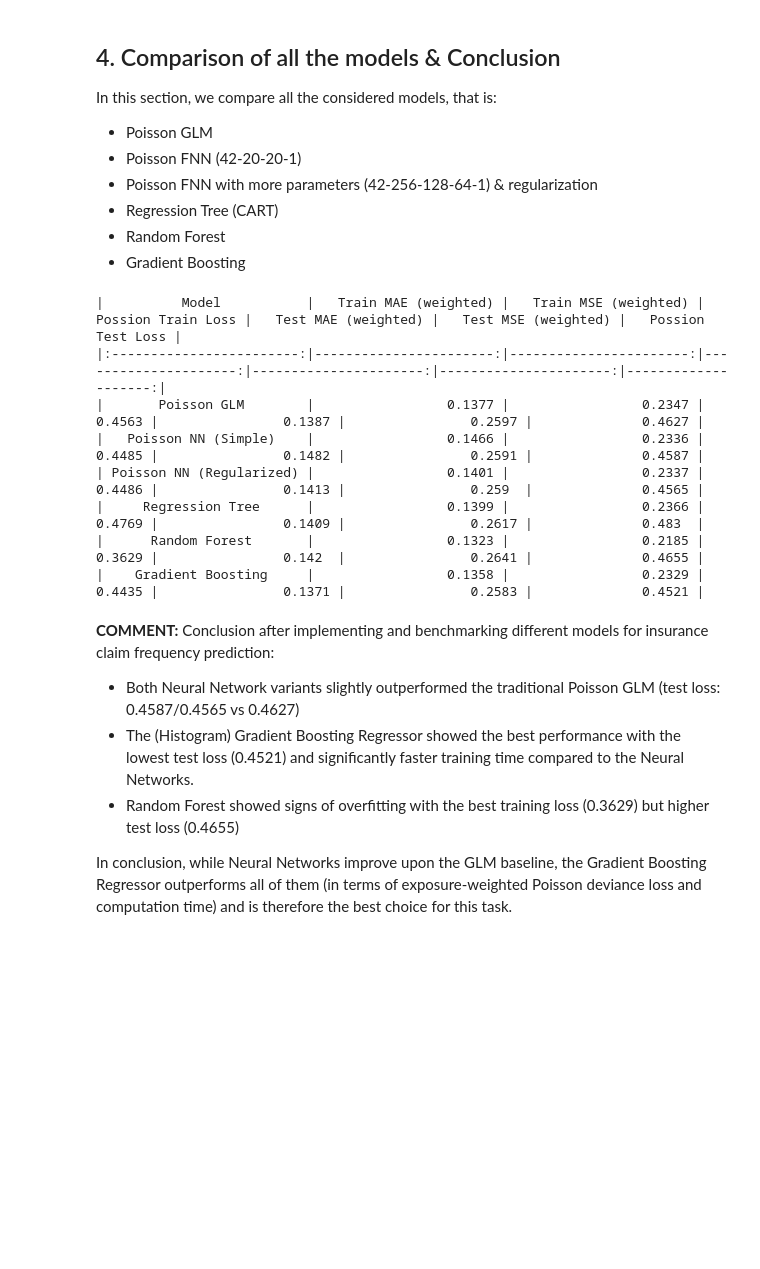
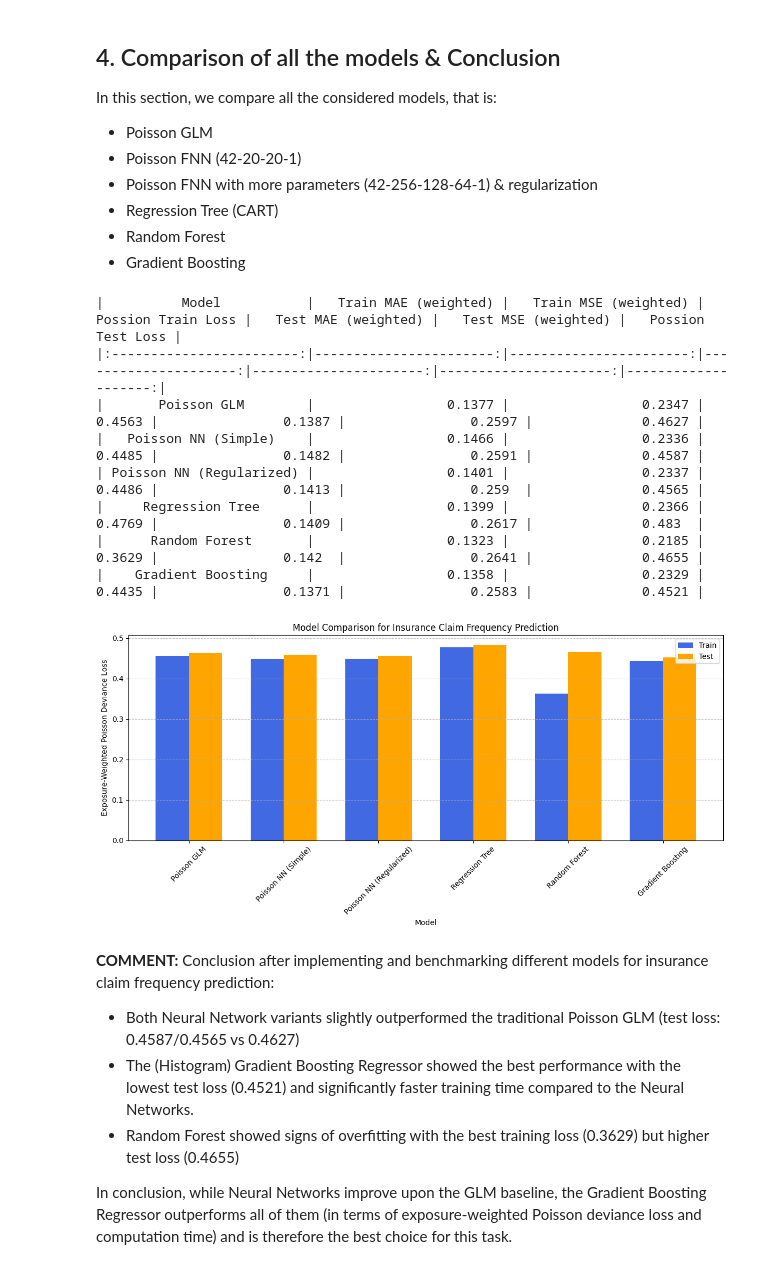
Before and after one commit to RamonKaspar/ML-in-Finance-and-Insurance, a Jupyter notebook: 04_Insurance-Claim-Prediction/main.ipynb, the cells around one changed output. Saved outputs shown, nothing was run; the diff lists cells and outputs as text; code cells hidden in the pictures; blank space fills up the shorter version.

Commit message:
Add comparison plot

```diff
--- a/04_Insurance-Claim-Prediction/main.ipynb
+++ b/04_Insurance-Claim-Prediction/main.ipynb
@@ -707,33 +707,54 @@ results = {
 from tabulate import tabulate
 
 table_data = []
 headers = ['Model', 'Train MAE (weighted)', 'Train MSE (weighted)', 'Possion Train Loss', 'Test MAE (weighted)', 'Test MSE (weighted)', 'Possion Test Loss']
 
 for model_name, model_results in results.items():
     train_mae, train_mae_weighted, train_mse, train_mse_weighted, train_poisson_loss = model_results['Train']
     test_mae, test_mae_weighted, test_mse, test_mse_weighted, test_poisson_loss = model_results['Test']
 
     table_data.append([
         model_name,
         f'{train_mae_weighted:.4f}',
         f'{train_mse_weighted:.4f}',
         f'{train_poisson_loss:.4f}',
         f'{test_mae_weighted:.4f}',
         f'{test_mse_weighted:.4f}',
         f'{test_poisson_loss:.4f}'
     ])
 
 # Print table
 print(tabulate(table_data, headers=headers, tablefmt='pipe', stralign='center'))
+
+# Plot results as a bar chart
+plt.figure(figsize=(12, 6))
+
+train_poisson_loss = [results[model]['Train'][4] for model in results]
+test_poisson_loss = [results[model]['Test'][4] for model in results]
+bar_width = 0.35
+index = np.arange(len(results))
+
+plt.bar(index, train_poisson_loss, bar_width, label='Train', color='royalblue')
+plt.bar(index + bar_width, test_poisson_loss, bar_width, label='Test', color='orange')
+
+plt.xlabel('Model')
+plt.ylabel('Exposure-Weighted Poisson Deviance Loss')
+plt.title('Model Comparison for Insurance Claim Frequency Prediction')
+plt.xticks(index + bar_width / 2, results.keys(), rotation=45)
+plt.legend()
+plt.grid(True, linestyle='--', alpha=0.7, axis='y')
+plt.tight_layout()
+plt.savefig('plots/model_comparison.png', dpi=1000)
 # %% [output]
 |          Model           |   Train MAE (weighted) |   Train MSE (weighted) |   Possion Train Loss |   Test MAE (weighted) |   Test MSE (weighted) |   Possion Test Loss |
 |:------------------------:|-----------------------:|-----------------------:|---------------------:|----------------------:|----------------------:|--------------------:|
 |       Poisson GLM        |                 0.1377 |                 0.2347 |               0.4563 |                0.1387 |                0.2597 |              0.4627 |
 |   Poisson NN (Simple)    |                 0.1466 |                 0.2336 |               0.4485 |                0.1482 |                0.2591 |              0.4587 |
 | Poisson NN (Regularized) |                 0.1401 |                 0.2337 |               0.4486 |                0.1413 |                0.259  |              0.4565 |
 |     Regression Tree      |                 0.1399 |                 0.2366 |               0.4769 |                0.1409 |                0.2617 |              0.483  |
 |      Random Forest       |                 0.1323 |                 0.2185 |               0.3629 |                0.142  |                0.2641 |              0.4655 |
 |    Gradient Boosting     |                 0.1358 |                 0.2329 |               0.4435 |                0.1371 |                0.2583 |              0.4521 |
+[figure, added]
 # %% [markdown]
 **COMMENT:** Conclusion after implementing and benchmarking different models for insurance claim frequency prediction:
 * Both Neural Network variants slightly outperformed the traditional Poisson GLM (test loss: 0.4587/0.4565 vs 0.4627)
```
Also changed, not shown: 1 other file.
